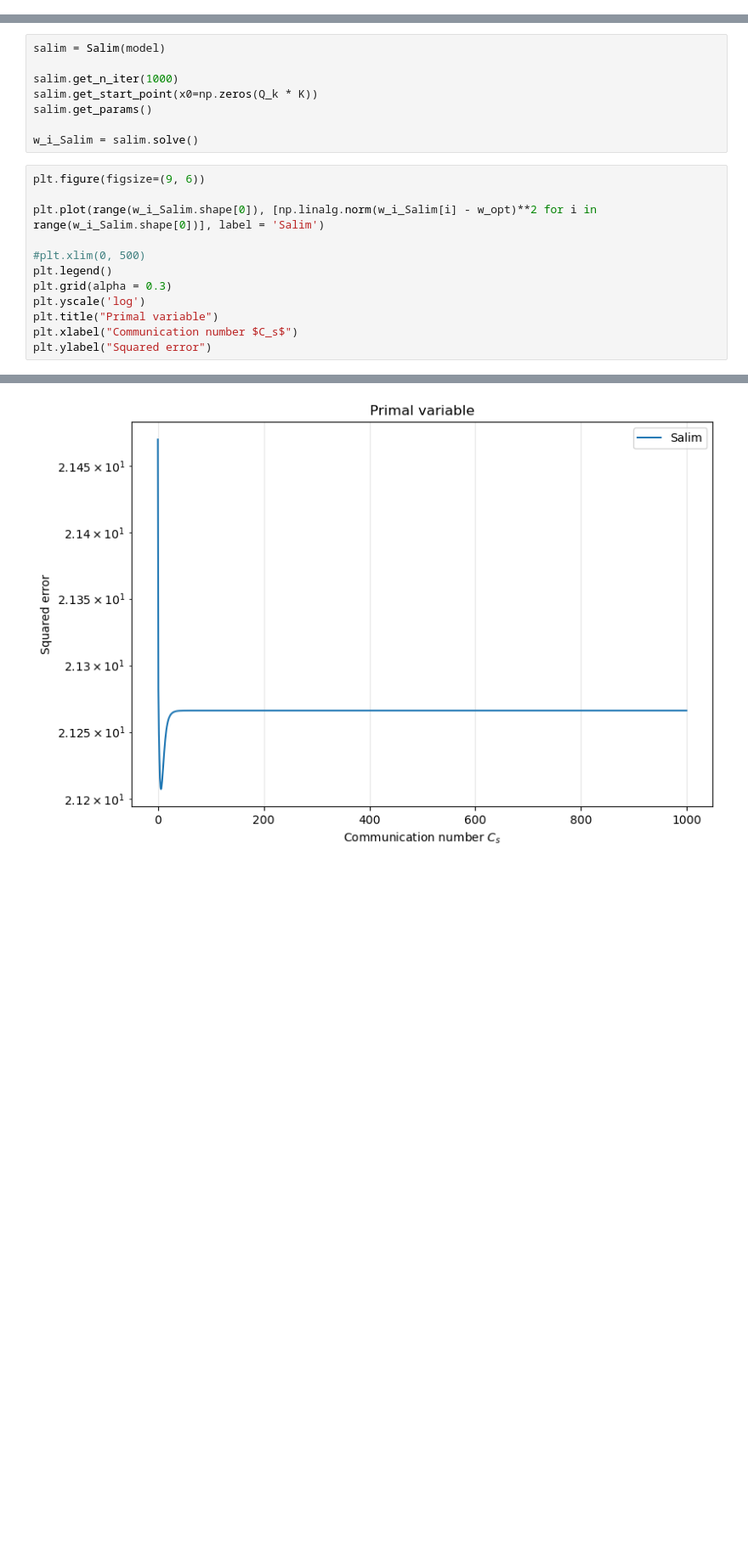
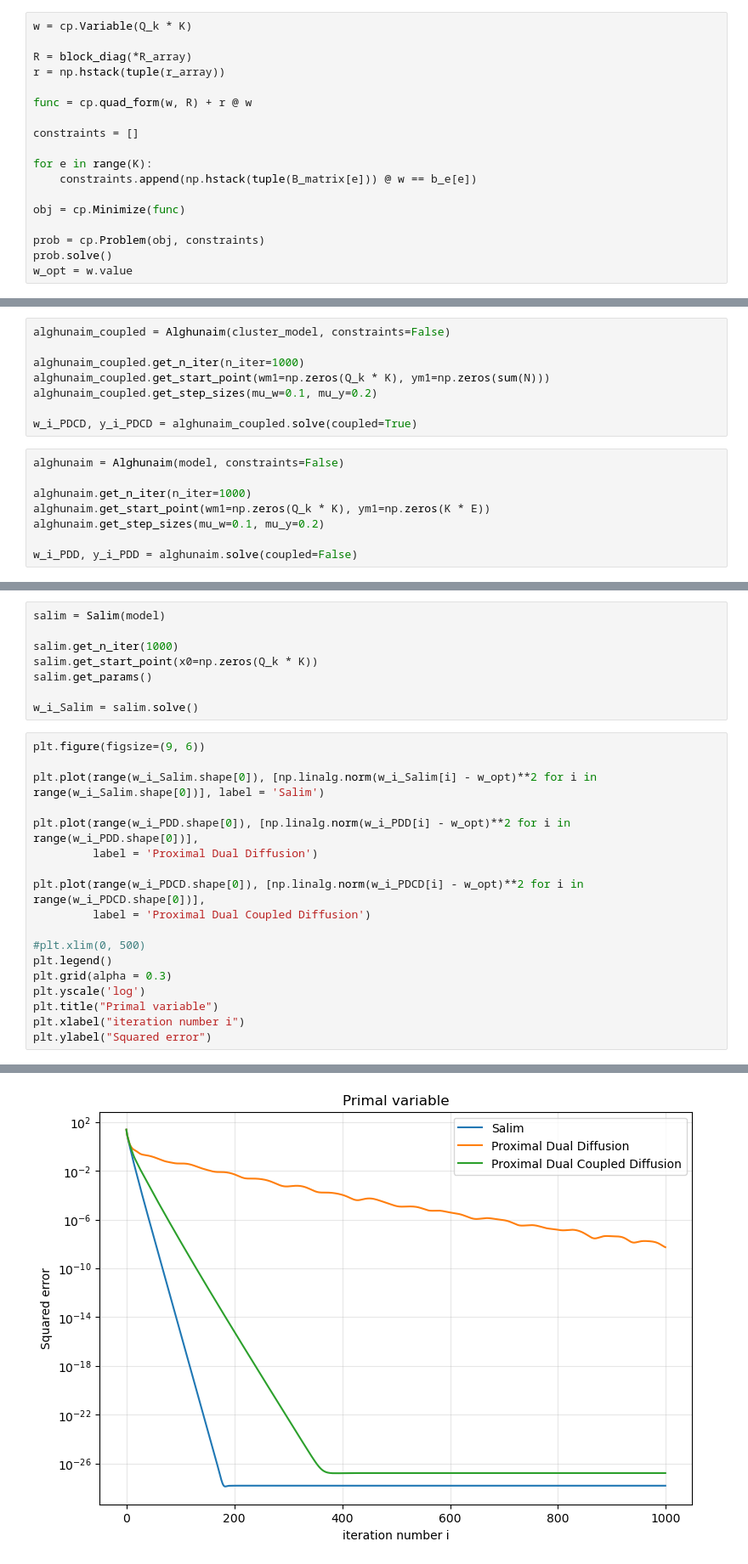
Before and after one commit to kisnikser/Decentralized-Optimization, a Jupyter notebook: comparison.ipynb, the cells around one changed output, grey strips where cells are left out. Shown: that part at 85% size. Drawn from its saved outputs; the diff is of its cells as text; blank space fills up the shorter version.

```diff
--- a/comparison.ipynb
+++ b/comparison.ipynb
@@ -257,0 +260,18 @@ We see that there is no convergence for any $\alpha$ values. Actually we don't k
+# %%
+w = cp.Variable(Q_k * K)
+
+R = block_diag(*R_array)
+r = np.hstack(tuple(r_array))
+
+func = cp.quad_form(w, R) + r @ w
+
+constraints = []
+
+for e in range(K):
+    constraints.append(np.hstack(tuple(B_matrix[e])) @ w == b_e[e])
+
+obj = cp.Minimize(func)
+
+prob = cp.Problem(obj, constraints)
+prob.solve()
+w_opt = w.value
@@ -258 +280,17 @@ We see that there is no convergence for any $\alpha$ values. Actually we don't k
+# %%
+alghunaim_coupled = Alghunaim(cluster_model, constraints=False)
+
+alghunaim_coupled.get_n_iter(n_iter=1000)
+alghunaim_coupled.get_start_point(wm1=np.zeros(Q_k * K), ym1=np.zeros(sum(N)))
+alghunaim_coupled.get_step_sizes(mu_w=0.1, mu_y=0.2)
+
+w_i_PDCD, y_i_PDCD = alghunaim_coupled.solve(coupled=True)
+# %%
+alghunaim = Alghunaim(model, constraints=False)
+
+alghunaim.get_n_iter(n_iter=1000)
+alghunaim.get_start_point(wm1=np.zeros(Q_k * K), ym1=np.zeros(K * E))
+alghunaim.get_step_sizes(mu_w=0.1, mu_y=0.2)
+
+w_i_PDD, y_i_PDD = alghunaim.solve(coupled=False)
 # %% [markdown]
@@ -270,15 +308,21 @@ w_i_Salim = salim.solve()
 # %%
 plt.figure(figsize=(9, 6))
 
 plt.plot(range(w_i_Salim.shape[0]), [np.linalg.norm(w_i_Salim[i] - w_opt)**2 for i in range(w_i_Salim.shape[0])], label = 'Salim')
+
+plt.plot(range(w_i_PDD.shape[0]), [np.linalg.norm(w_i_PDD[i] - w_opt)**2 for i in range(w_i_PDD.shape[0])],
+         label = 'Proximal Dual Diffusion')
+
+plt.plot(range(w_i_PDCD.shape[0]), [np.linalg.norm(w_i_PDCD[i] - w_opt)**2 for i in range(w_i_PDCD.shape[0])],
+         label = 'Proximal Dual Coupled Diffusion')
 
 #plt.xlim(0, 500)
 plt.legend()
 plt.grid(alpha = 0.3)
 plt.yscale('log')
 plt.title("Primal variable")
-plt.xlabel("Communication number $C_s$")
+plt.xlabel("iteration number i")
 plt.ylabel("Squared error")
 # %% [output]
 Text(0, 0.5, 'Squared error')
-[figure, old version]
+[figure, new version]
```
Also changed, not shown: parts of 19 cells of this notebook, 3 other files.
